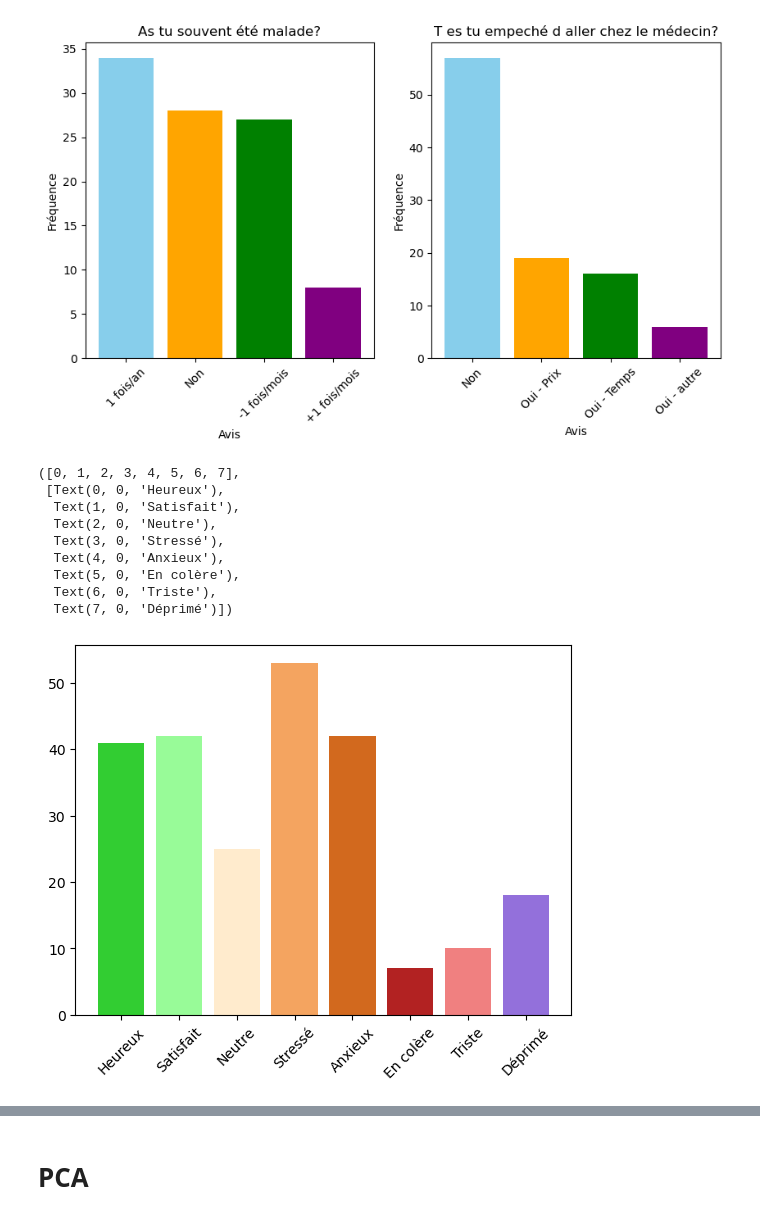
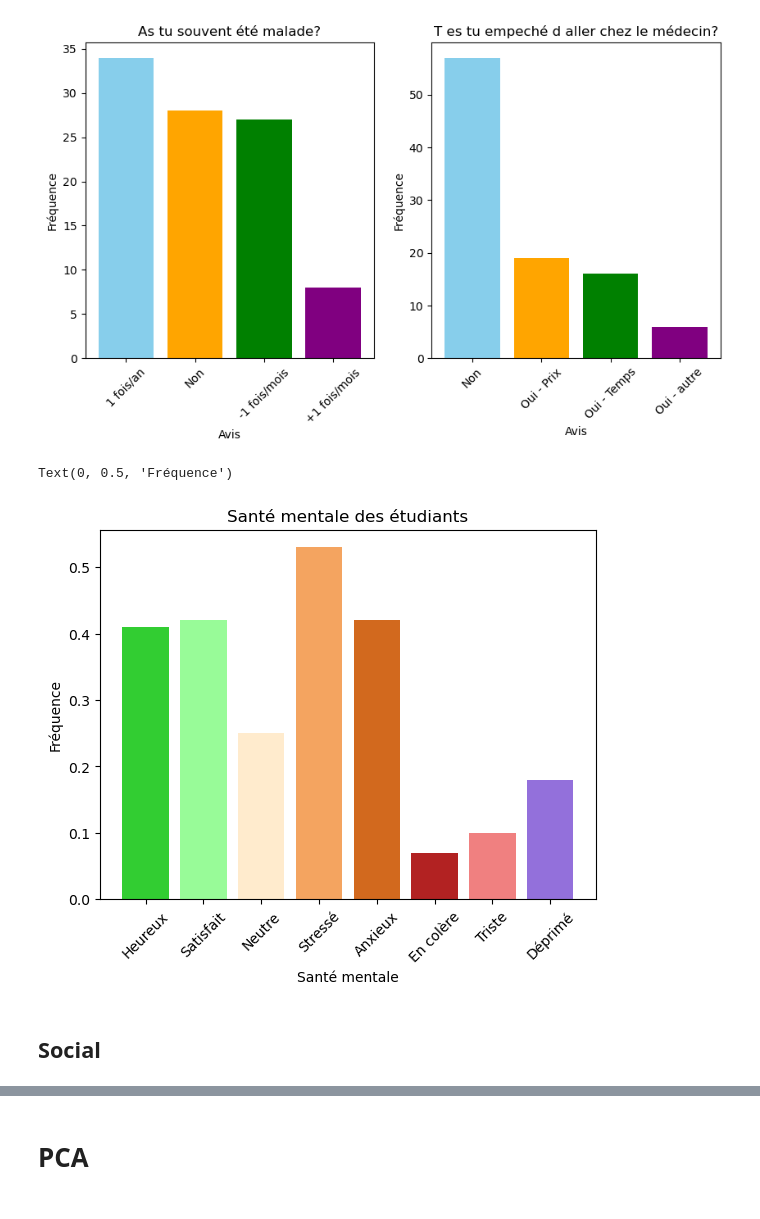
Before and after one commit to ClarissePierre/Precarite_Analyse, a Jupyter notebook: analyse.ipynb, the cells around one changed output, grey strips where cells are left out. Saved outputs shown, nothing was run; the diff lists cells and outputs as text; code cells hidden in the pictures.

```diff
--- a/analyse.ipynb
+++ b/analyse.ipynb
@@ -693,22 +716,19 @@ Text(0, 0.5, 'Fréquence')
 # %%
 # État mental
 
-SM_values=[sum(data['SM_heureux']),sum(data['SM_satisfait']), sum(data['SM_neutre']), sum(data['SM_stressé']),sum(data['SM_anxieux']), sum(data['SM_angry']),sum(data['SM_triste']),sum(data['SM_déprimé']) ]
+SM_values=[sum(data['SM_heureux'])/len(data),sum(data['SM_satisfait'])/len(data), sum(data['SM_neutre'])/len(data), sum(data['SM_stressé'])/len(data),sum(data['SM_anxieux'])/len(data), sum(data['SM_angry'])/len(data),sum(data['SM_triste'])/len(data),sum(data['SM_déprimé'])/len(data) ]
 SM_names= ['Heureux','Satisfait', 'Neutre', 'Stressé','Anxieux', 'En colère', 'Triste','Déprimé']
 
 plt.bar(SM_names, SM_values,color=['limegreen','palegreen','blanchedalmond', 'sandybrown', 'chocolate', 'firebrick', 'lightcoral' , 'mediumpurple'])
 plt.xticks(rotation=45)
+plt.title('Santé mentale des étudiants')
+plt.xlabel('Santé mentale')
+plt.ylabel('Fréquence')
 # %% [output]
-([0, 1, 2, 3, 4, 5, 6, 7],
- [Text(0, 0, 'Heureux'),
-  Text(1, 0, 'Satisfait'),
-  Text(2, 0, 'Neutre'),
-  Text(3, 0, 'Stressé'),
-  Text(4, 0, 'Anxieux'),
-  Text(5, 0, 'En colère'),
-  Text(6, 0, 'Triste'),
-  Text(7, 0, 'Déprimé')])
+Text(0, 0.5, 'Fréquence')
-[figure, old version]
+[figure, new version]
+# %% [markdown]
+## Social
 # %%
 # Solitude
 
```
Also changed, not shown: parts of 12 cells of this notebook.
